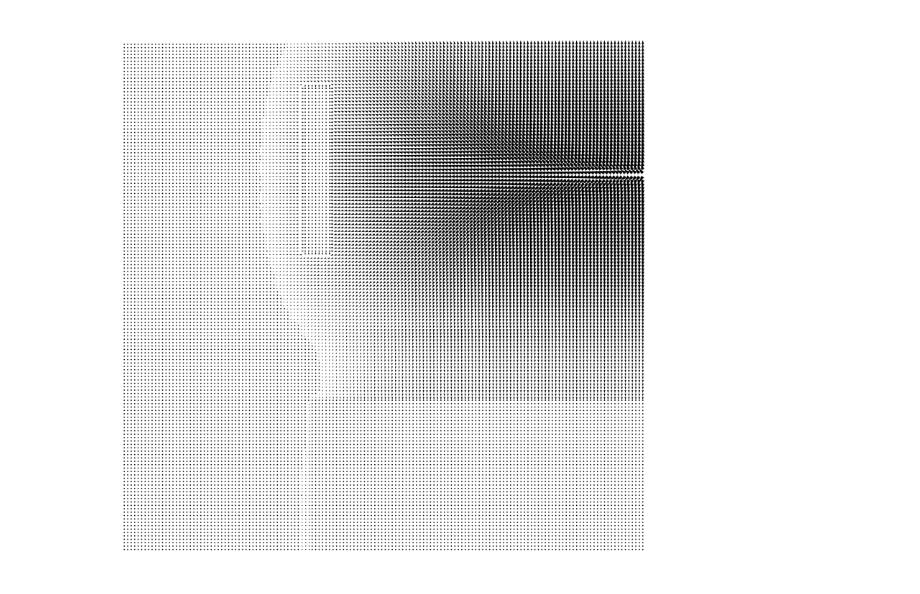
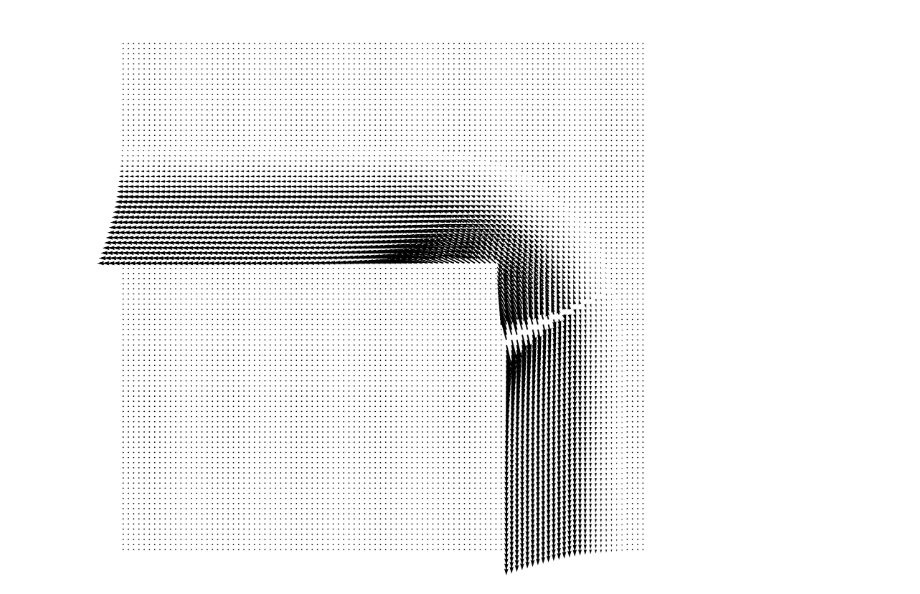
Before and after one commit to rahulgkatre/campus-flow, a Jupyter notebook: preprocessing/test.ipynb, the cells around one changed output. Drawn from its saved outputs; the diff is of its cells as text; code cells hidden in the pictures.

Commit message:
generate curl for buildings

```diff
--- a/preprocessing/test.ipynb
+++ b/preprocessing/test.ipynb
@@ -22,0 +38,9 @@ lim = 75
+# %%
+fieldOG = field.copy()
+fieldL = normalize_field(fieldOG) @ np.array([[0, 1], [-1, 0]])
+fieldR = -fieldL
+# %%
+coords = np.array([y,x]).T
+entrances = [np.array([55,90]),np.array([230,135])]
+distToEntraces = np.array([np.linalg.norm(coords-entrace, axis=2) for entrace in entrances])
+closestEntranceInd = distToEntraces.transpose(1,2,0).argmin(axis=2)
@@ -23,7 +53,29 @@ lim = 75
+# %%
+toEntrancesVecs = np.array([entrance-coords for entrance in entrances]).transpose(1,2,0,3)*np.array([1,-1]).astype(float)
+magnitudes = np.linalg.norm(toEntrancesVecs, axis=3)[:,:,:,None]
+toEntrancesVecs /= magnitudes
+toEntrancesVecs /= magnitudes
+# print((toEntrancesVecs / np.linalg.norm(toEntrancesVecs, axis=3)[:,:,:,None])[(70,30)])
+# print(np.linalg.norm(toEntrancesVecs, axis=3)[:,:,:,None][(70,30)])
+fieldL_dotted = np.einsum('ijk,ijnk->ijn', fieldL, toEntrancesVecs)
+fieldR_dotted = np.einsum('ijk,ijnk->ijn', fieldR, toEntrancesVecs)
+max_dot = np.abs(fieldL_dotted).argmax(axis=2)
+ind = (30,90)
+entrance_dot = np.take_along_axis(fieldL_dotted, max_dot[:,:,None], axis=2)
+best_curl = np.where(entrance_dot >= 0, fieldL, fieldR)
+# coords[ind], toEntrancesVecs[ind], fieldOG[ind], fieldL[ind], fieldR[ind], fieldL_dotted[ind], entrance_dot[ind], best_curl[ind]
+best_curl = normalize_field(best_curl)
+# %%
+field = best_curl.copy()
+# field[ind] = fieldR[ind]
+# fieldOG[ind], fieldR[ind]
 # %%
-plt.figure(figsize=(32,32))
+center = (425,50)
+lim = 50
+plt.figure(figsize=(64,64))
 plt.quiver(crop(x,center,lim), crop(y,center,lim)[::-1], crop(field[:,:,0], center, lim), crop(field[:,:,1], center, lim))
 plt.axis('off')
+# plt.imshow(crop(img, center, lim))
 plt.show()
 # %% [output]
-[figure, old version]
+[figure, new version]
```
Also changed, not shown: parts of 12 cells of this notebook, 12 other files.
